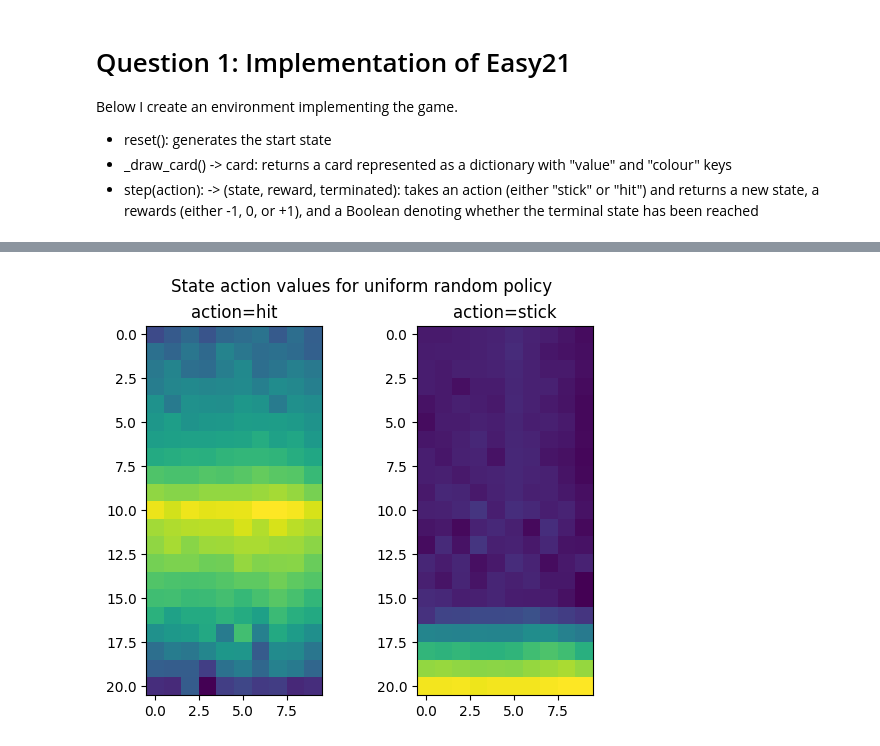
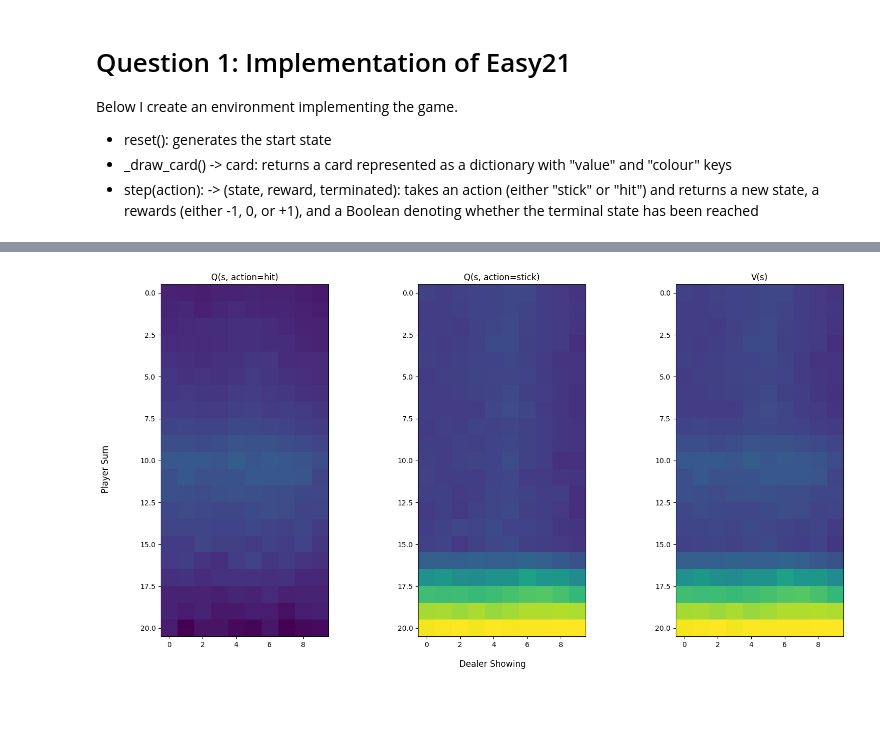
Before and after one commit to qczeck/easy21, a Jupyter notebook: easy21.ipynb, the cells around one changed output, grey strips where cells are left out. Cells and saved outputs as stored; diff of their text form; code cells hidden in the pictures; blank space fills up the shorter version.

Commit message:
Implement MC Control

```diff
--- a/easy21.ipynb
+++ b/easy21.ipynb
@@ -84,14 +109,11 @@ class Environment():
 # %%
-def uniform_random_policy():
-    return "hit" if np.random.uniform() > 0.5 else "stick"
-
-state_values = np.zeros((21, 10))
-counts = np.zeros_like(values)
-
+# Monte Carlo Control
+Q = np.zeros((21, 10, 2))
+N = np.zeros_like(Q)
+N_0 = 100
 env = Environment()
 
-# Monte Carlo Evaluation
-for _ in range(1000):
+for _ in range(1000000):
     episode = {
         "states":[env.reset()],
         "rewards":[0],
@@ -101,15 +123,19 @@ for _ in range(1000):
     terminated = False
 
     while not terminated:
-        action = uniform_random_policy()
+        action = epsilon_greedy(epsilon=calculate_epsilon())
         state, reward, terminated = env.step(action)
         if not terminated:
             episode["states"].append(state.copy())
         episode["rewards"].append(reward)
         episode["actions"].append(action)
 
-    for t, s in enumerate(episode["states"]):
-        counts[s["player_sum"]-1, s["dealer_showing"]-1] += 1
-        g = sum(episode["rewards"][t:])
-        state_values[s["player_sum"]-1, s["dealer_showing"]-1] += (1/counts[s["player_sum"]-1, s["dealer_showing"]-1]) \
-                                                          * (g-state_values[s["player_sum"]-1, s["dealer_showing"]-1])
+    for t, (s, a) in enumerate(zip(episode["states"], episode["actions"])):
+        s_idx1, s_idx2 = convert_to_idxs(s)
+        a_idx = 0 if a == "hit" else 1
+
+        N[s_idx1, s_idx2, a_idx] += 1
+        G = sum(episode["rewards"][t:])
+        Q[s_idx1, s_idx2, a_idx] += (1/N[s_idx1, s_idx2, a_idx]) * (G-Q[s_idx1, s_idx2, a_idx])
+
+V = Q.max(axis=2)
@@ -214,10 +142,14 @@ for _ in range(1000000):
 # %%
-fig, axs = plt.subplots(1, 2)
-axs[0].imshow(state_action_values[:, :, 0])
-axs[0].set_title("action=hit")
-axs[1].imshow(state_action_values[:, :, 1])
-axs[1].set_title("action=stick")
-fig.suptitle("State action values for uniform random policy")
+fig, axs = plt.subplots(1, 3, figsize=(16,8))
+axs[0].imshow(Q[:, :, 0], vmin=Q.min(), vmax=Q.max())
+axs[0].set_title("Q(s, action=hit)")
+axs[1].imshow(Q[:, :, 1], vmin=Q.min(), vmax=Q.max())
+axs[1].set_title("Q(s, action=stick)")
+axs[2].imshow(V, vmin=Q.min(), vmax=Q.max())
+axs[2].set_title("V(s)")
+fig.supxlabel('Dealer Showing')
+fig.supylabel('Player Sum')
+fig.tight_layout()
 plt.show()
 # %% [output]
-[figure, old version]
+[figure, new version]
```
Also changed, not shown: parts of 10 cells of this notebook.
